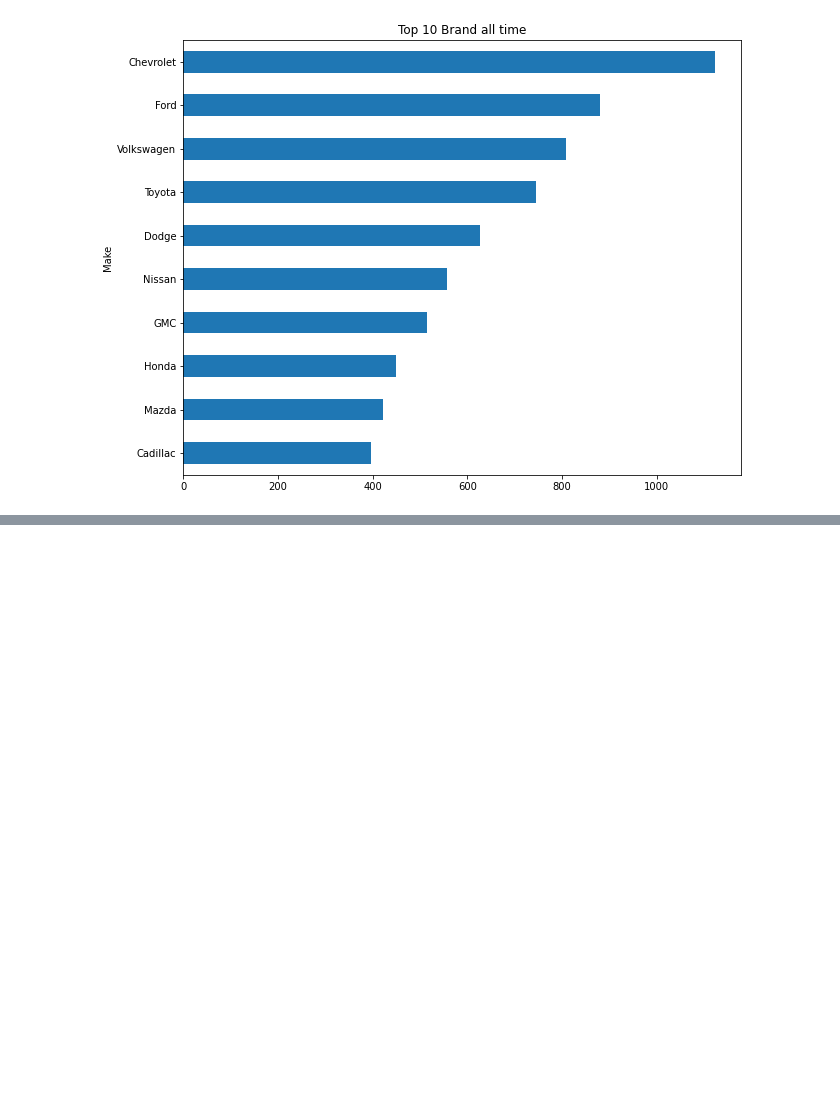
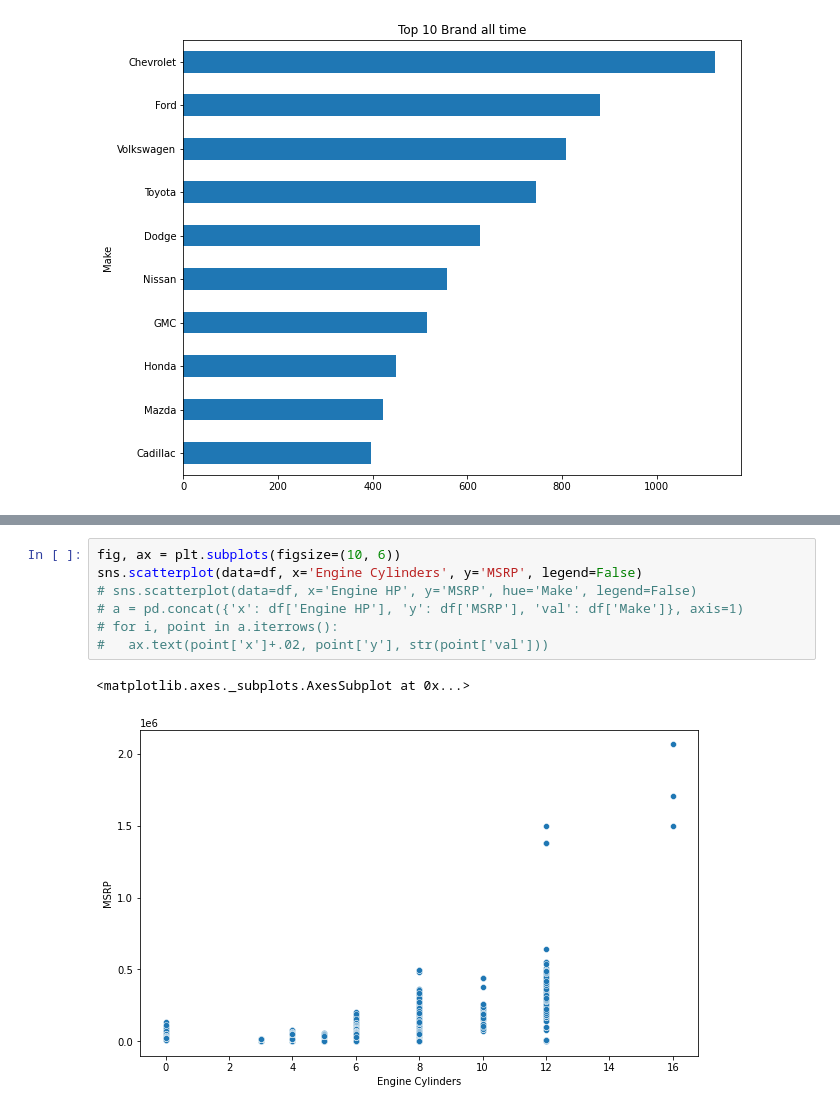
Before and after one commit to coll-j/Tugas-KK, a Jupyter notebook: Minggu-1/EDA_KK.ipynb, the cells around one changed output, grey strips where cells are left out. Drawn from its saved outputs; the diff is of its cells as text; blank space fills up the shorter version.

```diff
--- a/Minggu-1/EDA_KK.ipynb
+++ b/Minggu-1/EDA_KK.ipynb
@@ -295,0 +306,10 @@ df_brand.tail(10).plot(kind='barh', figsize=(10, 8), title='Top 10 Brand all tim
+# %%
+fig, ax = plt.subplots(figsize=(10, 6))
+sns.scatterplot(data=df, x='Engine Cylinders', y='MSRP', legend=False)
+# sns.scatterplot(data=df, x='Engine HP', y='MSRP', hue='Make', legend=False)
+# a = pd.concat({'x': df['Engine HP'], 'y': df['MSRP'], 'val': df['Make']}, axis=1)
+# for i, point in a.iterrows():
+#   ax.text(point['x']+.02, point['y'], str(point['val']))
+# %% [output]
+<matplotlib.axes._subplots.AxesSubplot at 0x...>
+[figure, added]
```
Also changed, not shown: parts of 2 cells of this notebook.
